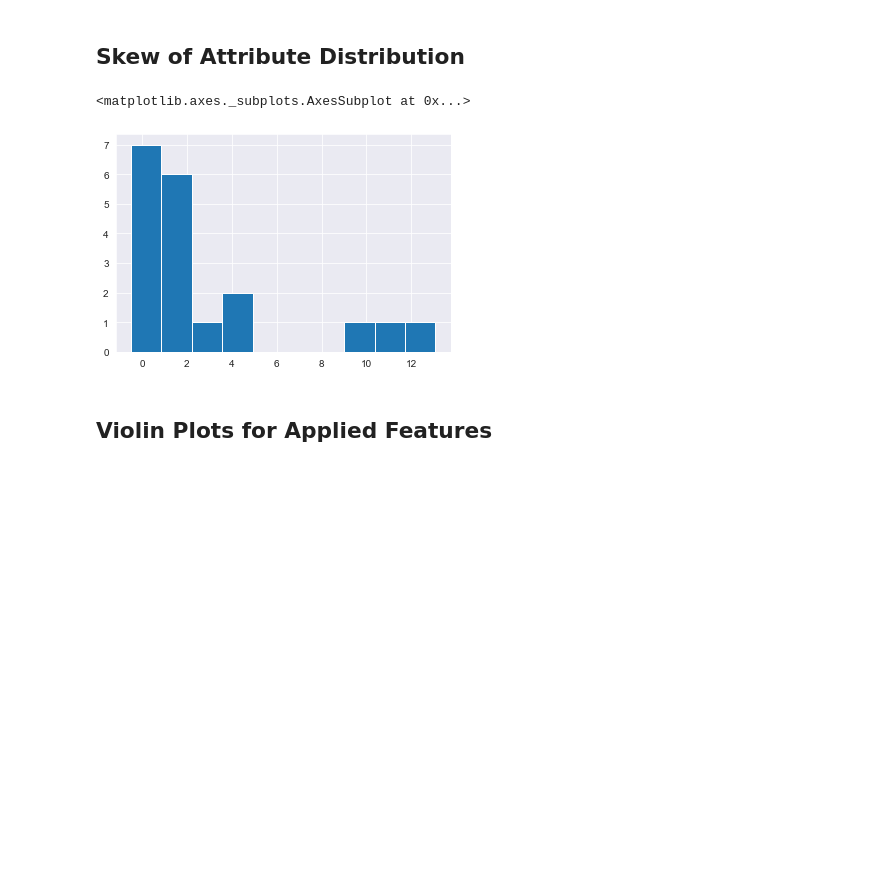
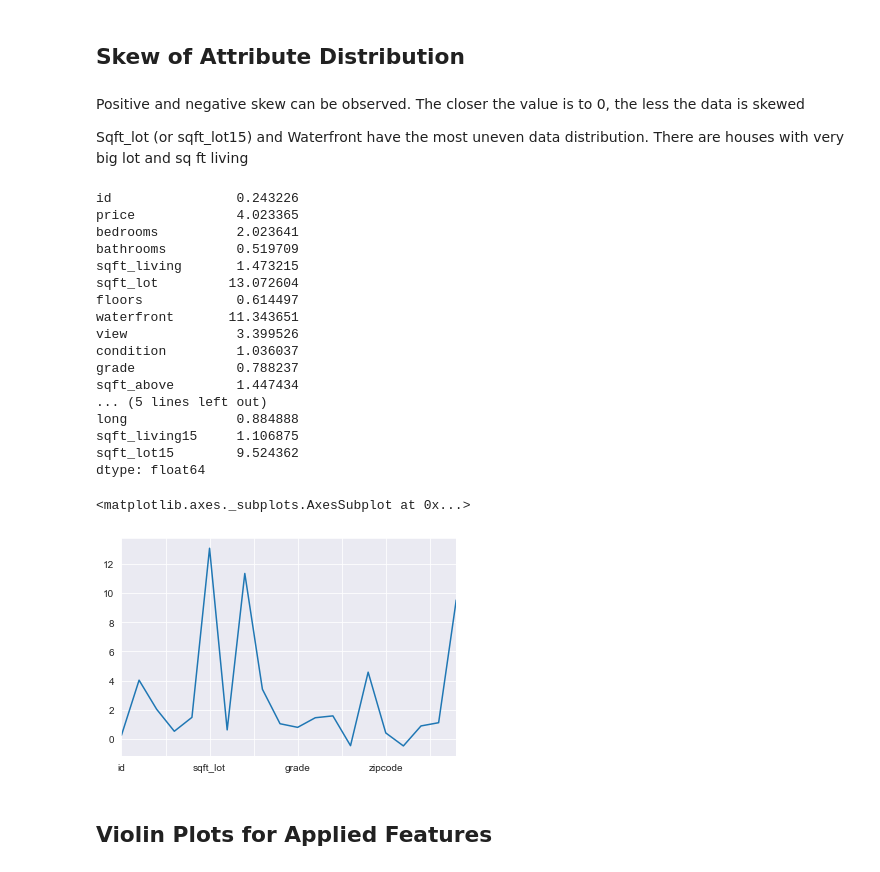
Before and after one commit to kieuha/dsc-mod-2-project-v2-1-onl01-dtsc-ft-052620, a Jupyter notebook: student.ipynb, the cells around one changed output. Saved outputs shown, nothing was run; the diff lists cells and outputs as text; code cells hidden in the pictures; blank space fills up the shorter version.

```diff
--- a/student.ipynb
+++ b/student.ipynb
@@ -222,10 +267,32 @@ SyntaxError: invalid syntax (<ipython-input-13-413399775d95>, line 4)
 # %% [markdown]
 ## Skew of Attribute Distribution
+# %% [markdown]
+Positive and negative skew can be observed. The closer the value is to 0, the less the data is skewed
+
+Sqft_lot (or sqft_lot15) and Waterfront have the most uneven data distribution. There are houses with very big lot and sq ft living
 # %%
 skew = (df.skew())
-skew.hist()
+print(skew)
+skew.plot()
 # %% [output]
-<matplotlib.axes._subplots.AxesSubplot at 0x...>
+id                0.243226
+price             4.023365
+bedrooms          2.023641
+bathrooms         0.519709
+sqft_living       1.473215
+sqft_lot         13.072604
+floors            0.614497
+waterfront       11.343651
+view              3.399526
+condition         1.036037
+grade             0.788237
+sqft_above        1.447434
+... (5 lines left out)
+long              0.884888
+sqft_living15     1.106875
+sqft_lot15        9.524362
+dtype: float64
+<matplotlib.axes._subplots.AxesSubplot at 0x...>
-[figure, old version]
+[figure, new version]
 # %% [markdown]
 ## Violin Plots for Applied Features
```
Also changed, not shown: parts of 103 cells of this notebook, 2 other files.
